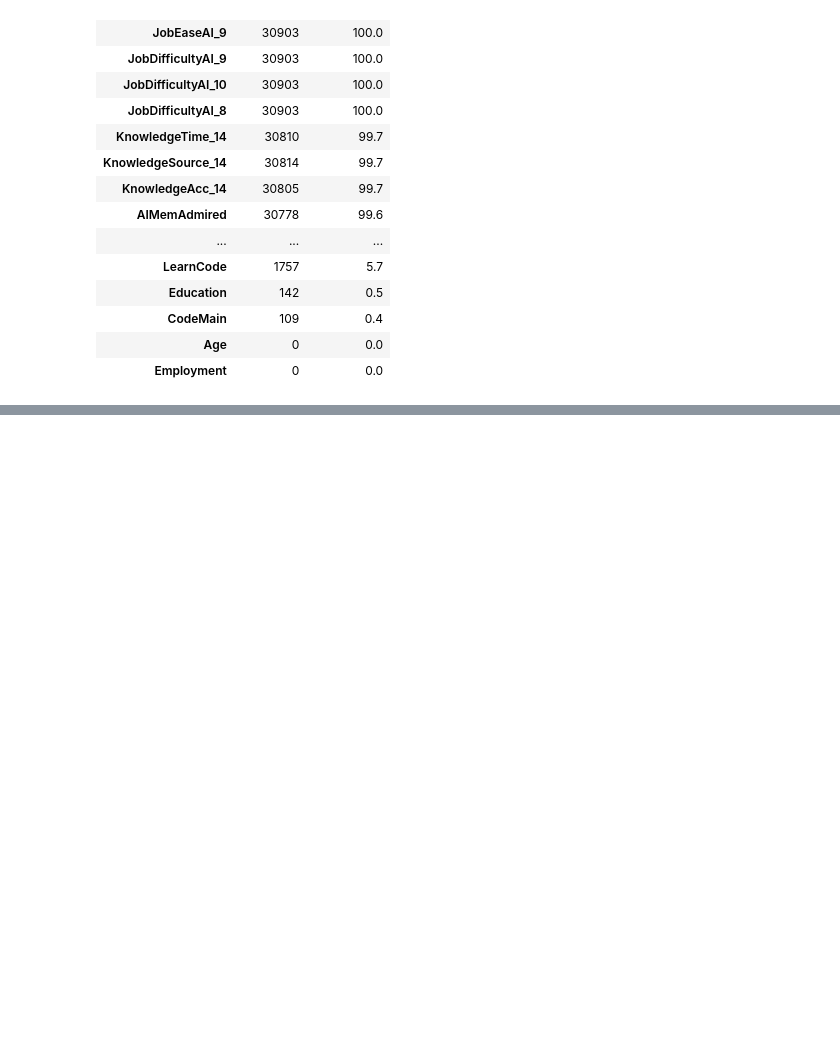
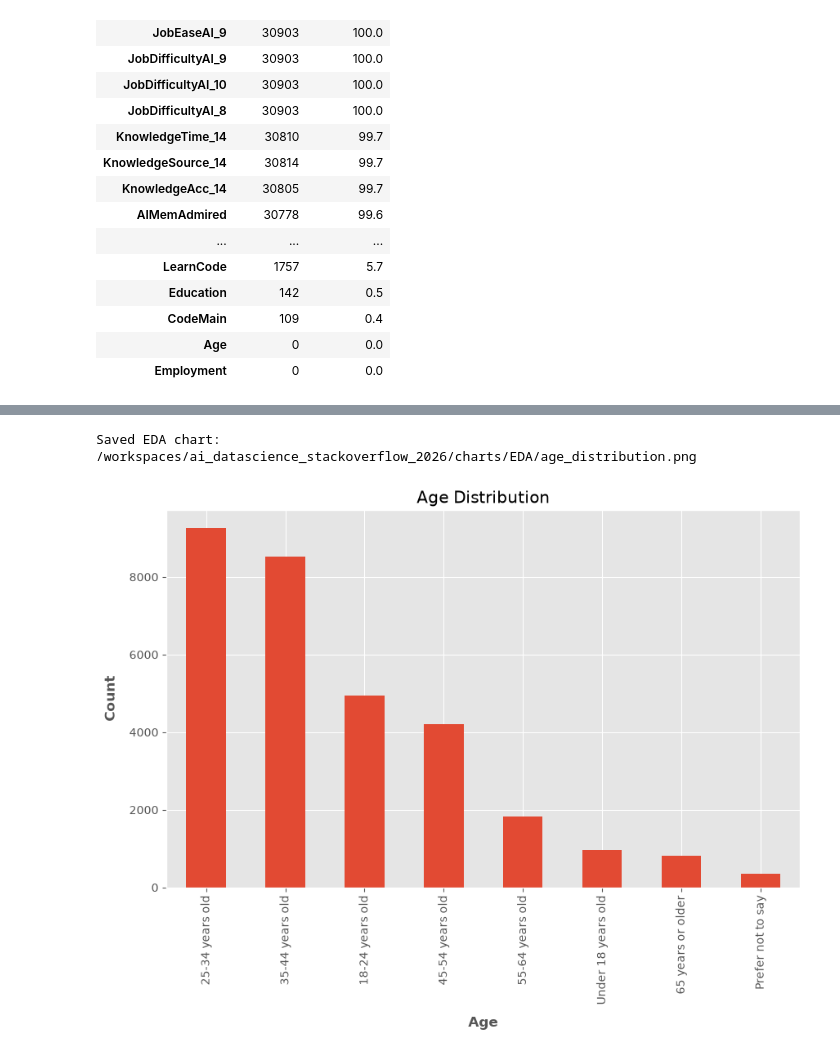
Before and after one commit to huyqng1412/ai_datascience_stackoverflow_2026, a Jupyter notebook: notebooks/EDA/EDA.ipynb, the cells around one changed output, grey strips where cells are left out. Saved outputs shown, nothing was run; the diff lists cells and outputs as text; code cells hidden in the pictures; blank space fills up the shorter version.

```diff
--- a/notebooks/EDA/EDA.ipynb
+++ b/notebooks/EDA/EDA.ipynb
@@ -8,6 +10,8 @@ import numpy as np
 import scipy.stats as stats
 
 from pathlib import Path
+# %%
+plt.style.use('ggplot')
 # %%
 eda_charts_dir = Path("/workspaces/ai_datascience_stackoverflow_2026/charts/EDA")
 eda_charts_dir.mkdir(parents=True, exist_ok=True)
@@ -121,0 +161,10 @@ scroll(missing)
+# %%
+ax = eda_data['Age'].value_counts().plot(kind='bar', figsize=(10, 6), title='Age Distribution')
+
+ax.set_xlabel('Age', fontsize=12, labelpad=10, fontweight='bold')
+ax.set_ylabel('Count', fontsize=12, labelpad=10, fontweight='bold')
+
+save_eda_chart(ax.get_figure(), "age_distribution")
+# %% [output]
+Saved EDA chart: /workspaces/ai_datascience_stackoverflow_2026/charts/EDA/age_distribution.png
+[figure, added]
```
Also changed, not shown: parts of 7 cells of this notebook, 2 other files.
